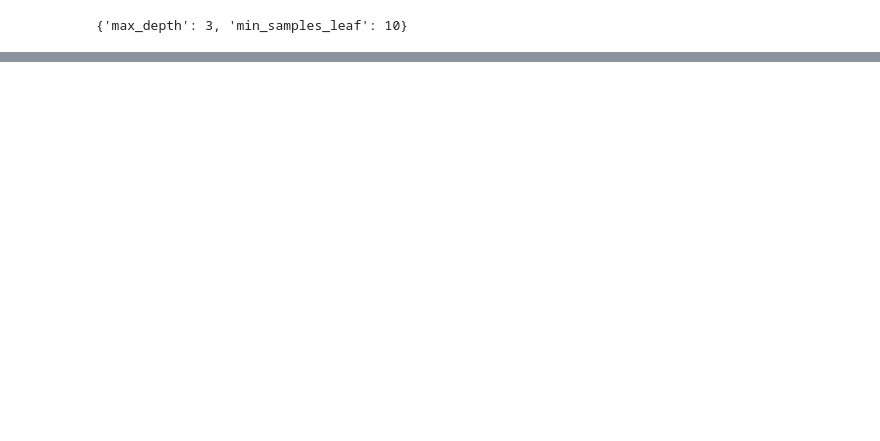
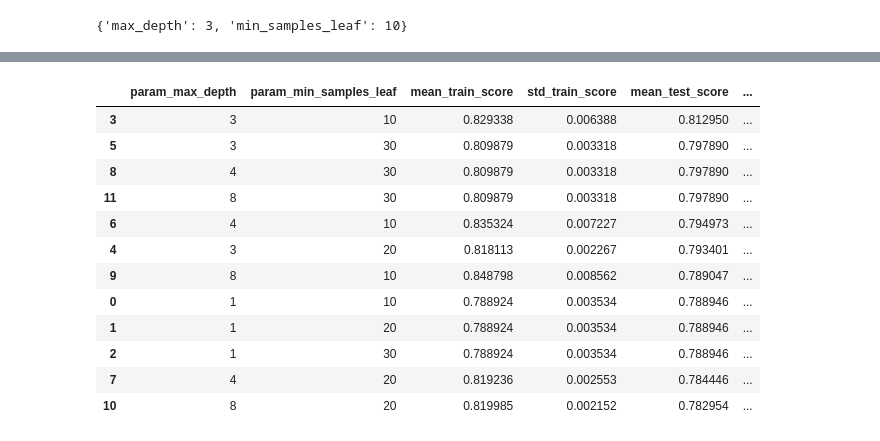
Before and after one commit to kessingtonosazee/GCP_Project_1, a Jupyter notebook: mlc_2324_w5_lab.ipynb, the cells around one changed output, grey strips where cells are left out. Cells and saved outputs as stored; diff of their text form; code cells hidden in the pictures; blank space fills up the shorter version.

```diff
--- a/mlc_2324_w5_lab.ipynb
+++ b/mlc_2324_w5_lab.ipynb
@@ -220,0 +239,22 @@ gs_results.best_params_
+# %%
+gs_df_s = gs_df[ [
+    'param_max_depth', 'param_min_samples_leaf',
+    'mean_train_score', 'std_train_score',
+    'mean_test_score', 'std_test_score', 'rank_test_score'
+] ].sort_values('rank_test_score')
+
+gs_df_s
+# %% [output]
+|  | param_max_depth | param_min_samples_leaf | mean_train_score | std_train_score | mean_test_score | ... |
+| 3 | 3 | 10 | 0.829338 | 0.006388 | 0.812950 | ... |
+| 5 | 3 | 30 | 0.809879 | 0.003318 | 0.797890 | ... |
+| 8 | 4 | 30 | 0.809879 | 0.003318 | 0.797890 | ... |
+| 11 | 8 | 30 | 0.809879 | 0.003318 | 0.797890 | ... |
+| 6 | 4 | 10 | 0.835324 | 0.007227 | 0.794973 | ... |
+| 4 | 3 | 20 | 0.818113 | 0.002267 | 0.793401 | ... |
+| 9 | 8 | 10 | 0.848798 | 0.008562 | 0.789047 | ... |
+| 0 | 1 | 10 | 0.788924 | 0.003534 | 0.788946 | ... |
+| 1 | 1 | 20 | 0.788924 | 0.003534 | 0.788946 | ... |
+| 2 | 1 | 30 | 0.788924 | 0.003534 | 0.788946 | ... |
+| 7 | 4 | 20 | 0.819236 | 0.002553 | 0.784446 | ... |
+| 10 | 8 | 20 | 0.819985 | 0.002152 | 0.782954 | ... |
```
Also changed, not shown: parts of 6 cells of this notebook.
